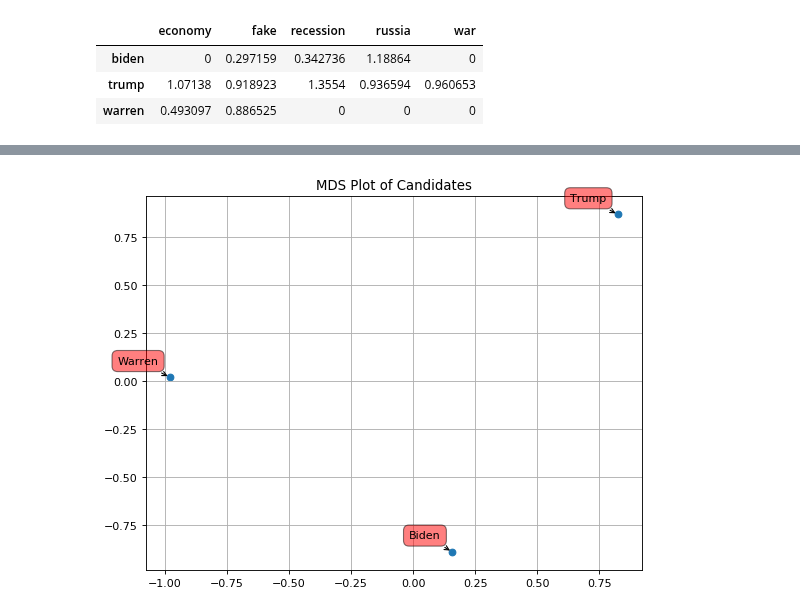
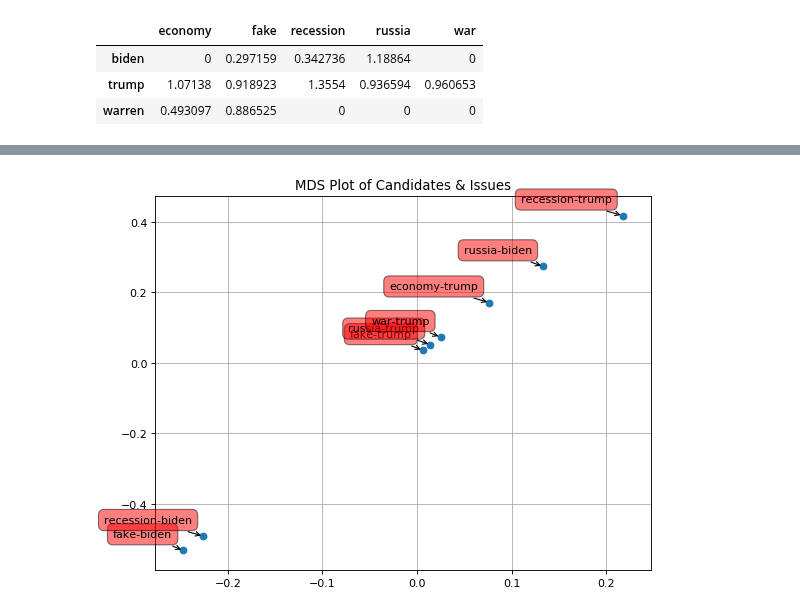
Before and after one commit to abhi-vik/ugc-analytics, a Jupyter notebook: assignments/second/assignment-2.ipynb, the cells around one changed output, grey strips where cells are left out. Cells and saved outputs as stored; diff of their text form; code cells hidden in the pictures.

Commit message:
improving mds plot

```diff
--- a/assignments/second/assignment-2.ipynb
+++ b/assignments/second/assignment-2.ipynb
@@ -327,3 +327,22 @@ lift_matrix
 | biden | 0 | 0.297159 | 0.342736 | 1.18864 | 0 |
 | trump | 1.07138 | 0.918923 | 1.3554 | 0.936594 | 0.960653 |
 | warren | 0.493097 | 0.886525 | 0 | 0 | 0 |
+# %%
+lift_2 = lift_matrix[0:2]
+
+lift_2.index
+
+issues = {}
+
+for c in lift_2.columns:
+    for i in lift_2.index:
+        col = '{}-{}'.format(c, i)
+        issues[col] = lift_2[c][i]
+
+new_df = pd.DataFrame(issues, index=[0])
+
+new_df = new_df.transpose()
+# new_df.dropna(0, inplace=True)
+# new_df.head()
+new_df = new_df[new_df[0] != 0]
+new_df
@@ -332,27 +361,23 @@ lift_matrix
 seed = np.random.RandomState(seed=3)
 mds = manifold.MDS(n_components=2, max_iter=3000, eps=1e-9,
       random_state=seed, dissimilarity="euclidean", n_jobs=1)
-results = mds.fit(lift_matrix)
+results = mds.fit(new_df)
 coords = results.embedding_
 # %%
 plt.figure(num=None, figsize=(8, 6), dpi=80, facecolor='w', edgecolor='k')
 plt.subplots_adjust(bottom = 0.1)
 plt.scatter(coords[:, 0], coords[:, 1], marker = 'o')
 
-for label, x, y in zip(['Biden', 'Trump', 'Warren'], coords[:, 0], coords[:, 1]):
+for label, x, y in zip(new_df.index, coords[:, 0], coords[:, 1]):
     plt.annotate(
         label,
         xy = (x, y), xytext = (-10, 10),
         textcoords = 'offset points', ha = 'right', va = 'bottom',
         bbox = dict(boxstyle = 'round,pad=0.5', fc = 'red', alpha = 0.5),
         arrowprops = dict(arrowstyle = '->', connectionstyle = 'arc3,rad=0'))
-plt.title('MDS Plot of Candidates')
+
+plt.title('MDS Plot of Candidates & Issues')
 plt.grid()
 plt.show()
-
-
-
-# THIS PLOT JUST SHOWS THE CANDIDATES. WE NEED TO COMBINE EACH CANDIDATE WITH EACH ISSUE AND RE-RUN THIS
-# THAT IS WIP
 # %% [output]
-[figure, old version]
+[figure, new version]
```
Also changed, not shown: parts of 1 cell of this notebook.
